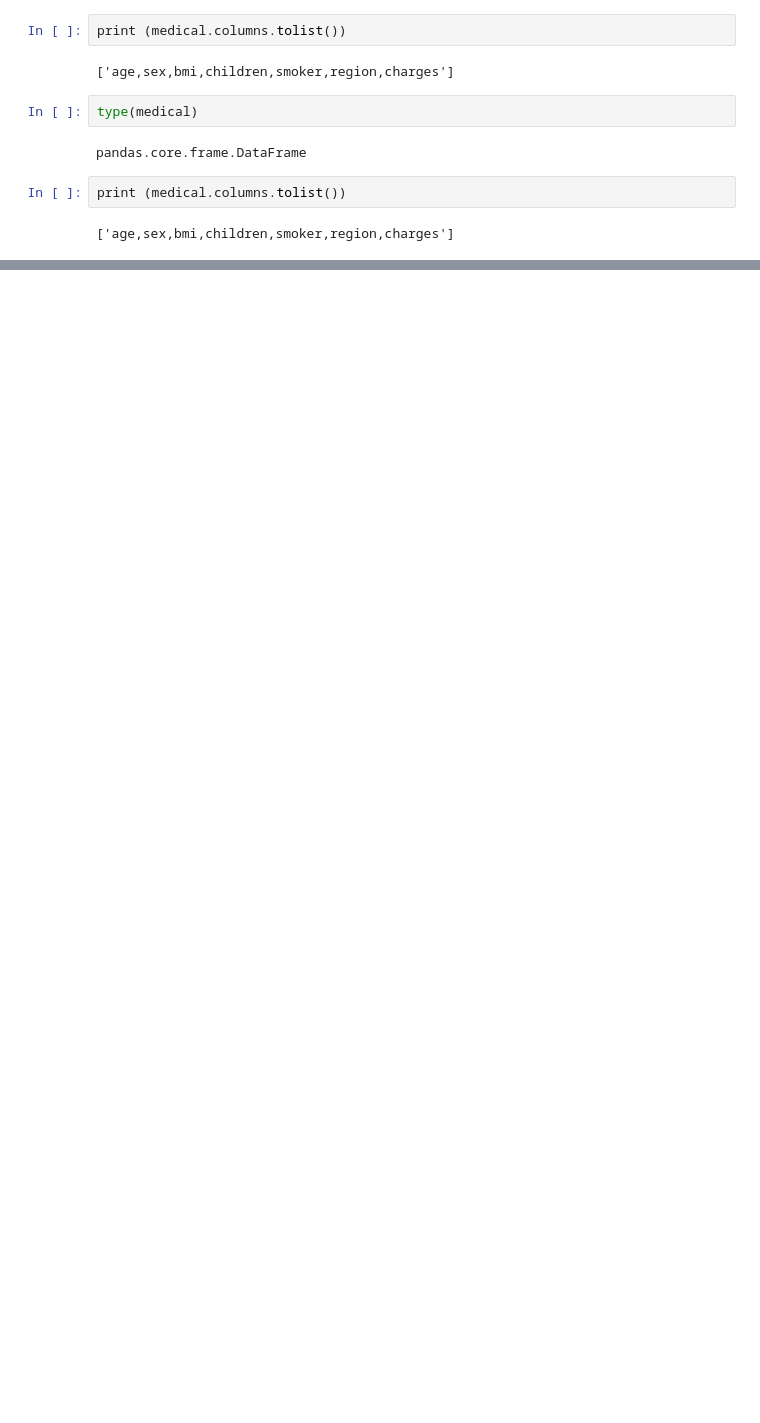
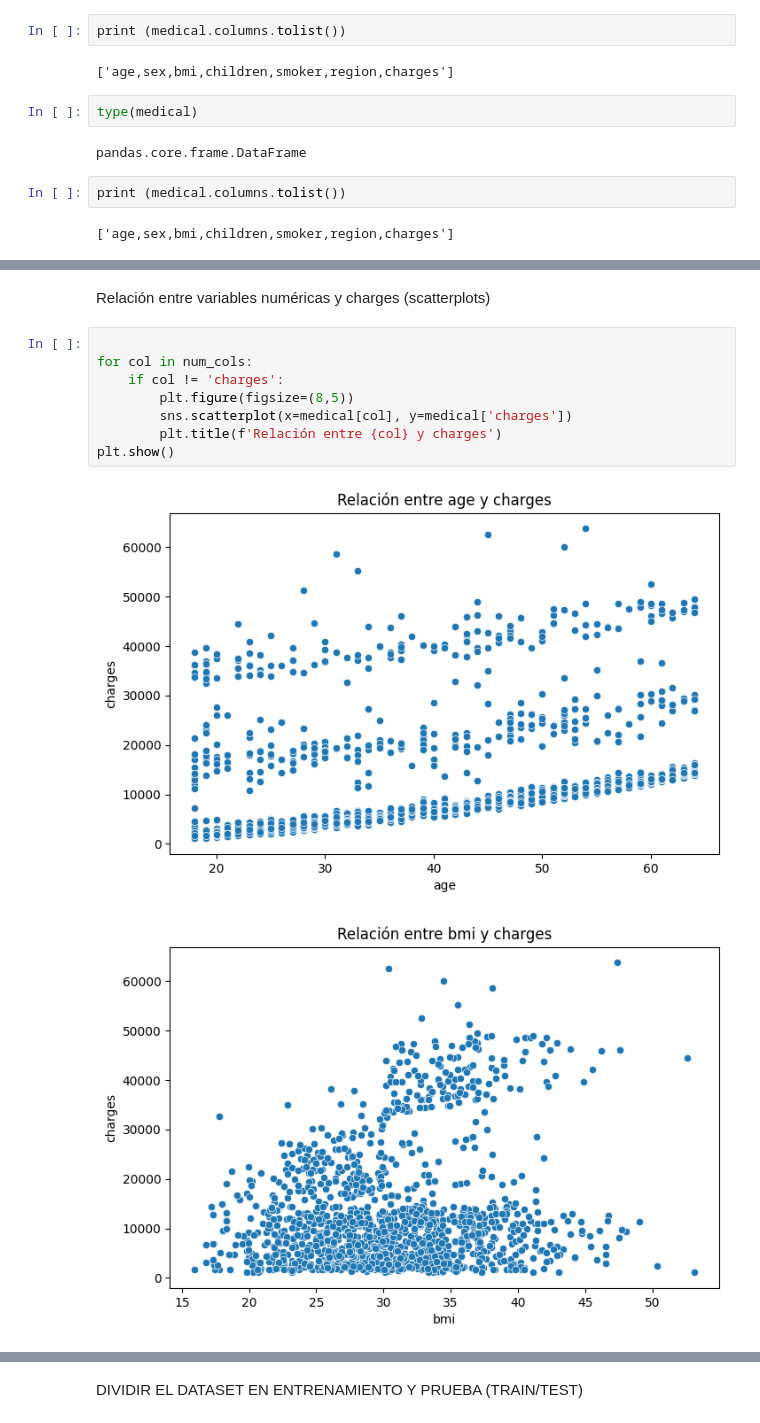
Before and after one commit to monikaguilar/REGRESION_LINEAL, a Jupyter notebook: src/explore.ipynb, the cells around one changed output, grey strips where cells are left out. Drawn from its saved outputs; the diff is of its cells as text; blank space fills up the shorter version.

```diff
--- a/src/explore.ipynb
+++ b/src/explore.ipynb
@@ -114,0 +243,13 @@ FileNotFoundError: [Errno 2] No such file or directory: 'medical.csv'
+# %% [markdown]
+Relación entre variables numéricas y charges (scatterplots)
+# %%
+
+for col in num_cols:
+    if col != 'charges':
+        plt.figure(figsize=(8,5))
+        sns.scatterplot(x=medical[col], y=medical['charges'])
+        plt.title(f'Relación entre {col} y charges')
+plt.show()
+# %% [output]
+[figure, added]
+[figure, added]
@@ -114,0 +257,2 @@ FileNotFoundError: [Errno 2] No such file or directory: 'medical.csv'
+# %% [markdown]
+DIVIDIR EL DATASET EN ENTRENAMIENTO Y PRUEBA (TRAIN/TEST)
```
Also changed, not shown: parts of 29 cells of this notebook.
